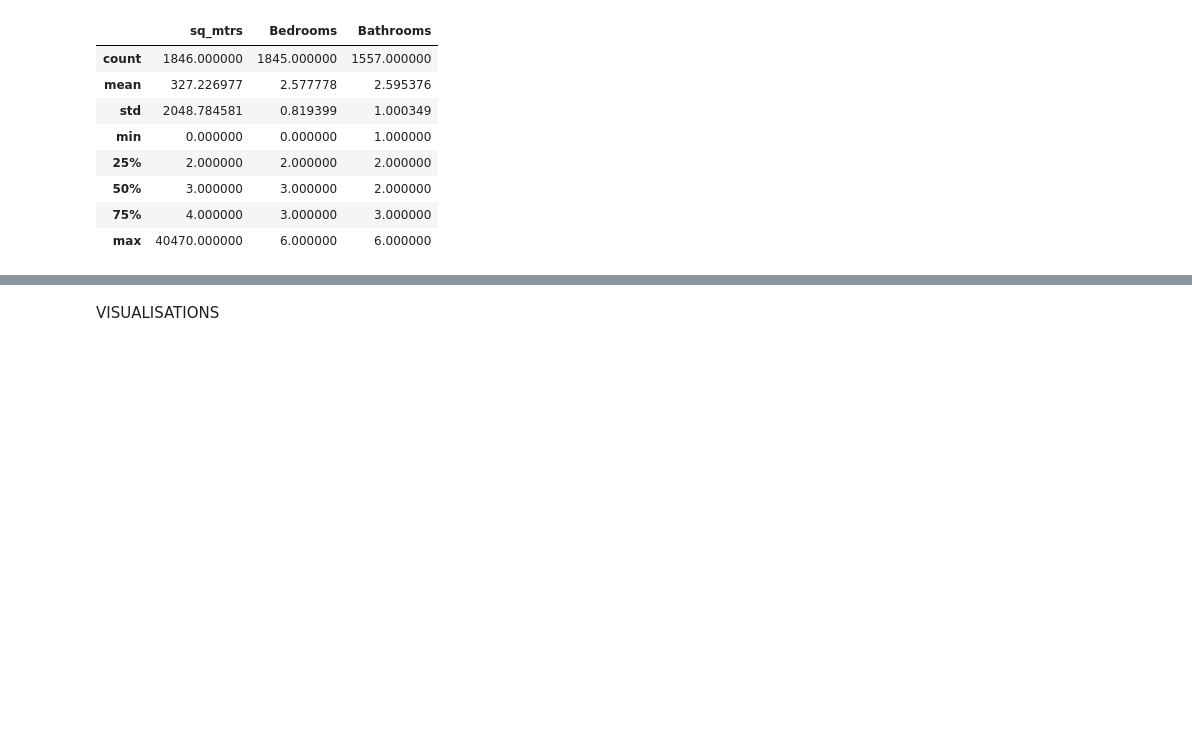
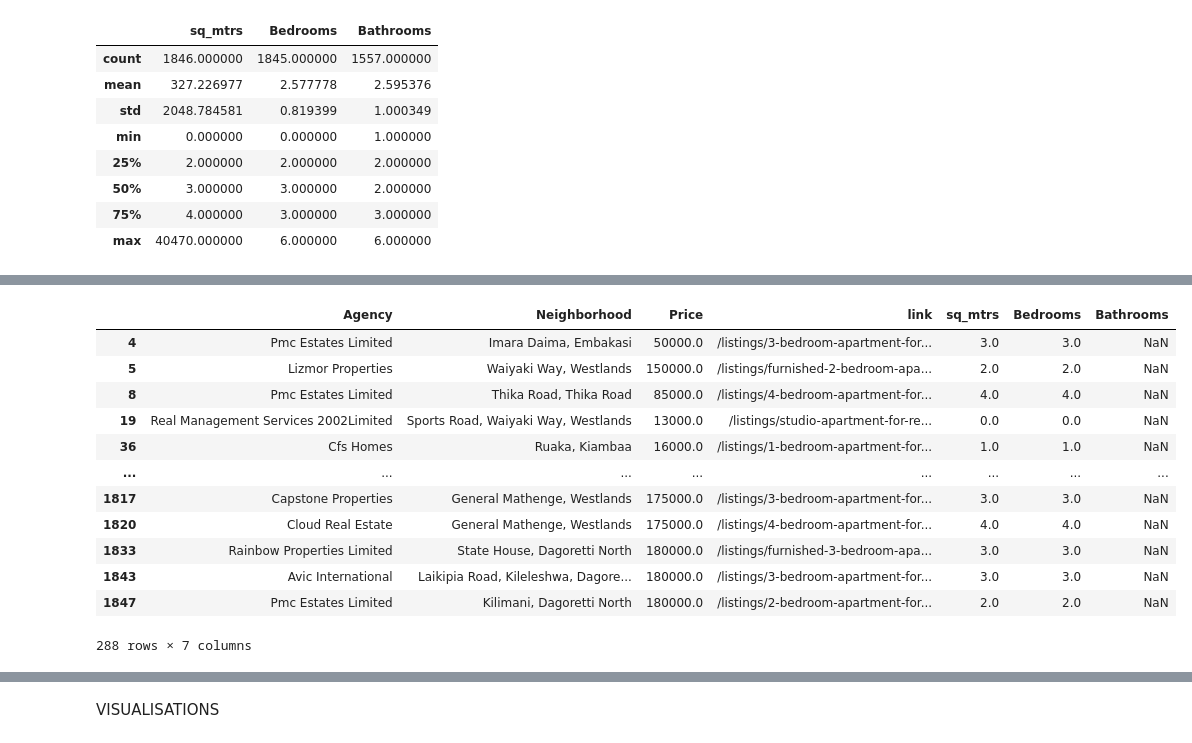
Before and after one commit to mugendii/Rent-prediction, a Jupyter notebook: Rent prediction.ipynb, the cells around one changed output, grey strips where cells are left out. Drawn from its saved outputs; the diff is of its cells as text; code cells hidden in the pictures; blank space fills up the shorter version.

```diff
--- a/Rent prediction.ipynb
+++ b/Rent prediction.ipynb
@@ -86,0 +117,21 @@ df.describe()
+# %%
+#We can see that the bathroom column has quite a number of missing values
+#Lets first remove rows(houses) that dont have sq_mtrs and bedrooms
+df.dropna(subset=['sq_mtrs','Bedrooms'],inplace=True)
+# %%
+#check for houses that have missing bathrooms as null values
+df[df['Bathrooms'].isnull()]
+# %% [output]
+|  | Agency | Neighborhood | Price | link | sq_mtrs | Bedrooms | Bathrooms |
+| 4 | Pmc Estates Limited | Imara Daima, Embakasi | 50000.0 | /listings/3-bedroom-apartment-for... | 3.0 | 3.0 | NaN |
+| 5 | Lizmor Properties | Waiyaki Way, Westlands | 150000.0 | /listings/furnished-2-bedroom-apa... | 2.0 | 2.0 | NaN |
+| 8 | Pmc Estates Limited | Thika Road, Thika Road | 85000.0 | /listings/4-bedroom-apartment-for... | 4.0 | 4.0 | NaN |
+| 19 | Real Management Services 2002Limited | Sports Road, Waiyaki Way, Westlands | 13000.0 | /listings/studio-apartment-for-re... | 0.0 | 0.0 | NaN |
+| 36 | Cfs Homes | Ruaka, Kiambaa | 16000.0 | /listings/1-bedroom-apartment-for... | 1.0 | 1.0 | NaN |
+| ... | ... | ... | ... | ... | ... | ... | ... |
+| 1817 | Capstone Properties | General Mathenge, Westlands | 175000.0 | /listings/3-bedroom-apartment-for... | 3.0 | 3.0 | NaN |
+| 1820 | Cloud Real Estate | General Mathenge, Westlands | 175000.0 | /listings/4-bedroom-apartment-for... | 4.0 | 4.0 | NaN |
+| 1833 | Rainbow Properties Limited | State House, Dagoretti North | 180000.0 | /listings/furnished-3-bedroom-apa... | 3.0 | 3.0 | NaN |
+| 1843 | Avic International | Laikipia Road, Kileleshwa, Dagore... | 180000.0 | /listings/3-bedroom-apartment-for... | 3.0 | 3.0 | NaN |
+| 1847 | Pmc Estates Limited | Kilimani, Dagoretti North | 180000.0 | /listings/2-bedroom-apartment-for... | 2.0 | 2.0 | NaN |
+288 rows × 7 columns
```
Also changed, not shown: parts of 10 cells of this notebook.
